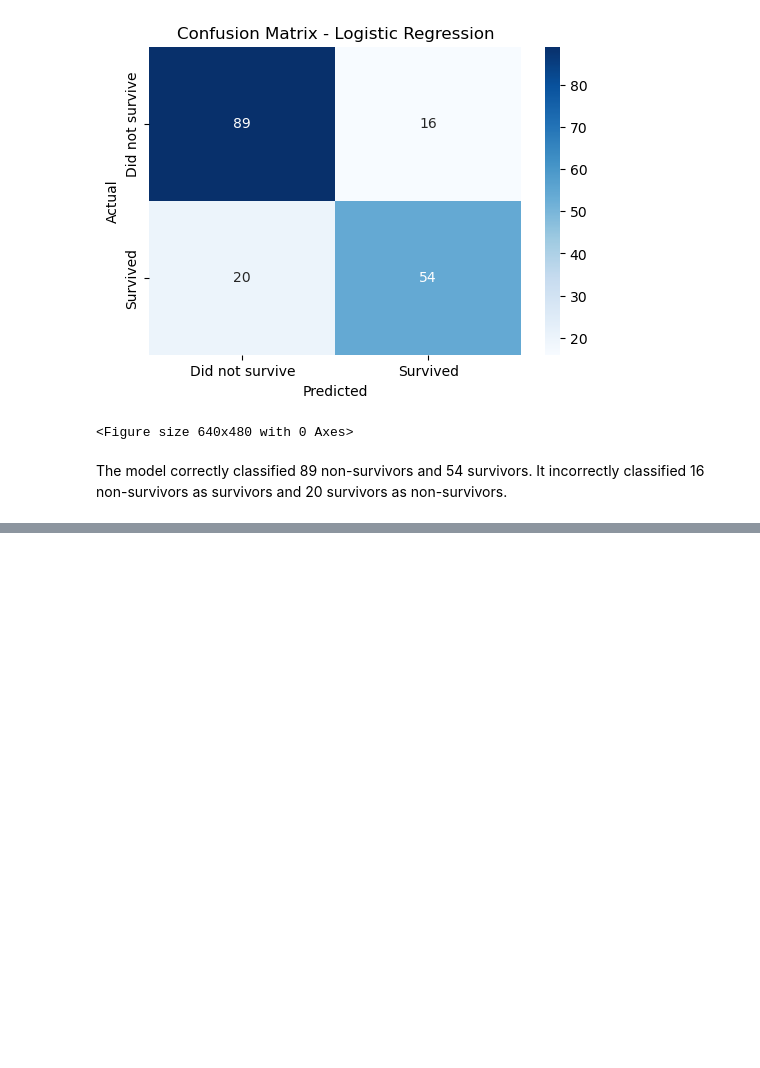
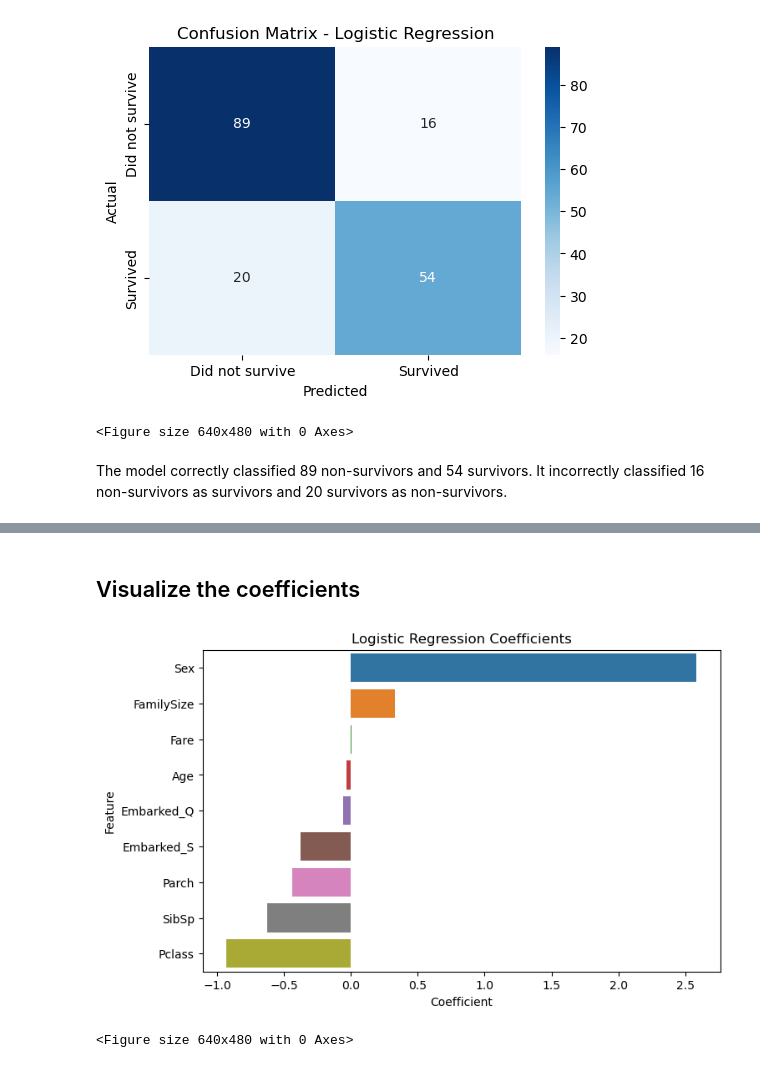
Before and after one commit to ashraf100H/titanic-survival-prediction, a Jupyter notebook: notebook/titanic_analysis.ipynb, the cells around one changed output, grey strips where cells are left out. Cells and saved outputs as stored; diff of their text form; code cells hidden in the pictures; blank space fills up the shorter version.

Commit message:
Investigate Logistic Regression Coefficients

```diff
--- a/notebook/titanic_analysis.ipynb
+++ b/notebook/titanic_analysis.ipynb
@@ -799,0 +802,16 @@ The model correctly classified 89 non-survivors and 54 survivors. It incorrectly
+# %%
+feature_names = X_train.columns
+# %%
+coefficients = model.coef_[0]
+# %%
+feature_importance = pd.DataFrame({
+    'Feature': feature_names,
+    'Coefficient': coefficients
+})
+# %%
+feature_importance = feature_importance.sort_values(
+    by='Coefficient',
+    ascending=False
+)
+
+feature_importance
@@ -799,0 +839,19 @@ The model correctly classified 89 non-survivors and 54 survivors. It incorrectly
+# %% [markdown]
+## Visualize the coefficients
+# %%
+plt.figure(figsize=(8, 5))
+
+sn.barplot(
+    data=feature_importance,
+    x='Coefficient',
+    y='Feature'
+)
+
+plt.title('Logistic Regression Coefficients')
+plt.xlabel('Coefficient')
+plt.ylabel('Feature')
+plt.show()
+plt.savefig("D:\\one drive\\OneDrive - ump.edu.my\\Documents\\GitHub\\titanic-survival-prediction\\images\\Logistic Regression Coefficients.png")
+# %% [output]
+[figure, added]
+<Figure size 640x480 with 0 Axes>
```
Also changed, not shown: parts of 3 cells of this notebook, 1 other file.
